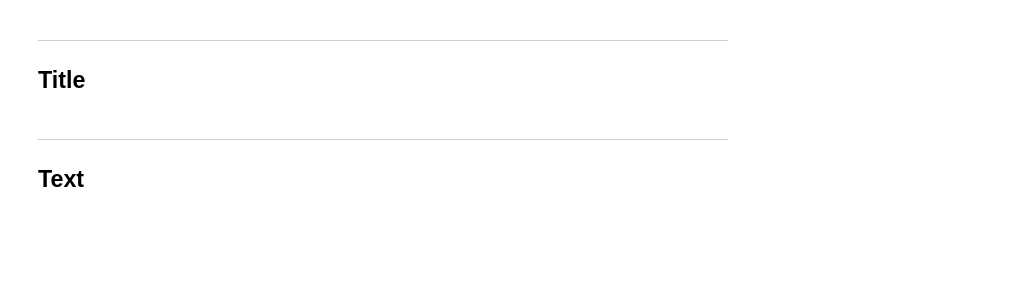
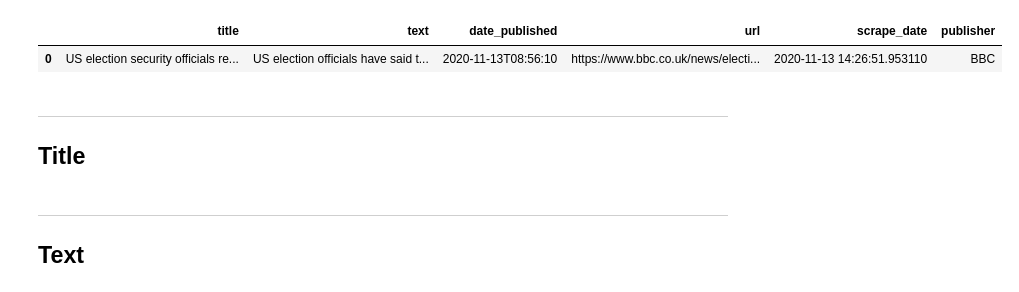
Before and after one commit to svenrr/good_news_everyone, a Jupyter notebook: EDA/data/data_cleaning.ipynb, the cells around one changed output. Cells and saved outputs as stored; diff of their text form; code cells hidden in the pictures; blank space fills up the shorter version.

```diff
--- a/EDA/data/data_cleaning.ipynb
+++ b/EDA/data/data_cleaning.ipynb
@@ -4,5 +7,12 @@ import numpy as np
 # %%
 df = pd.read_csv('news_actual.csv')
+# %%
+df.drop('category', axis=1, inplace=True)
+# %%
+df.head(1)
+# %% [output]
+|  | title | text | date_published | url | scrape_date | publisher |
+| 0 | US election security officials re... | US election officials have said t... | 2020-11-13T08:56:10 | https://www.bbc.co.uk/news/electi... | 2020-11-13 14:26:51.953110 | BBC |
 # %% [markdown]
 ***
 ## Title
```
Also changed, not shown: parts of 7 cells of this notebook, 4 other files.
